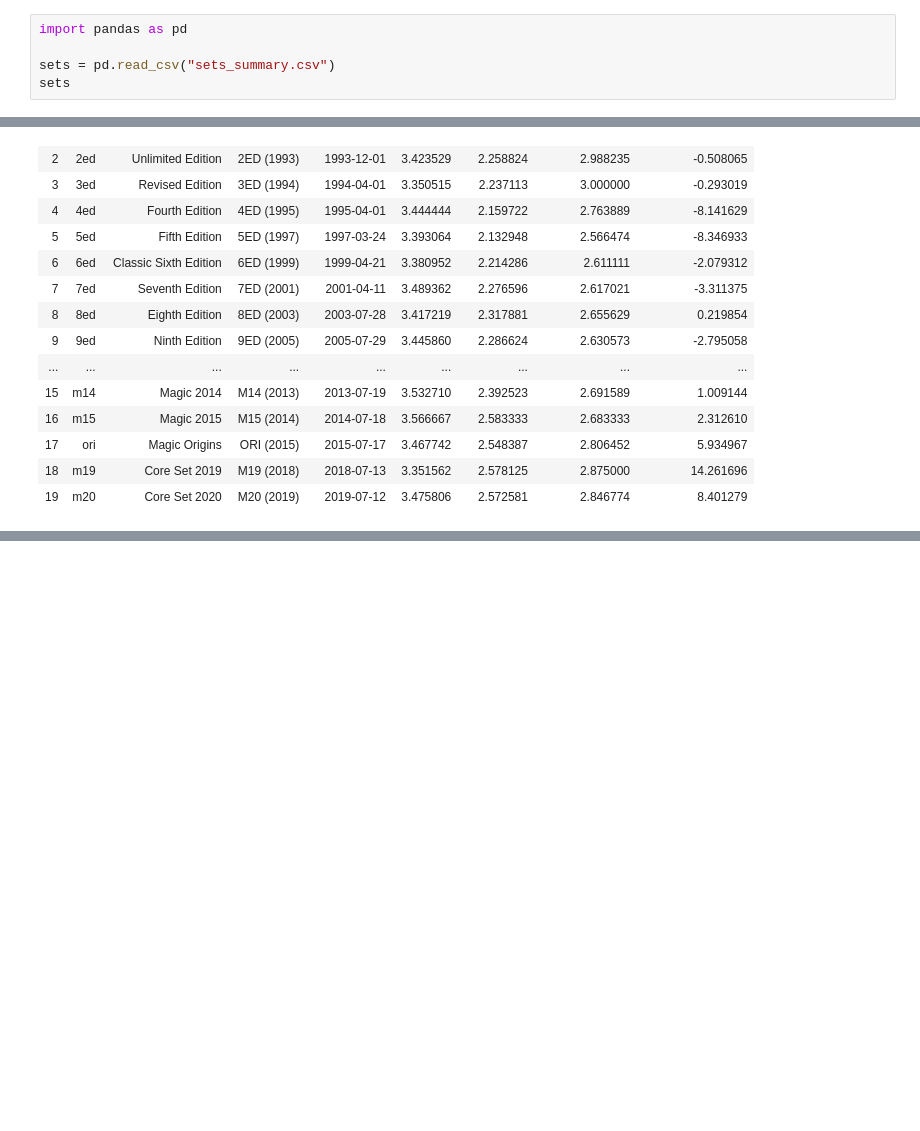
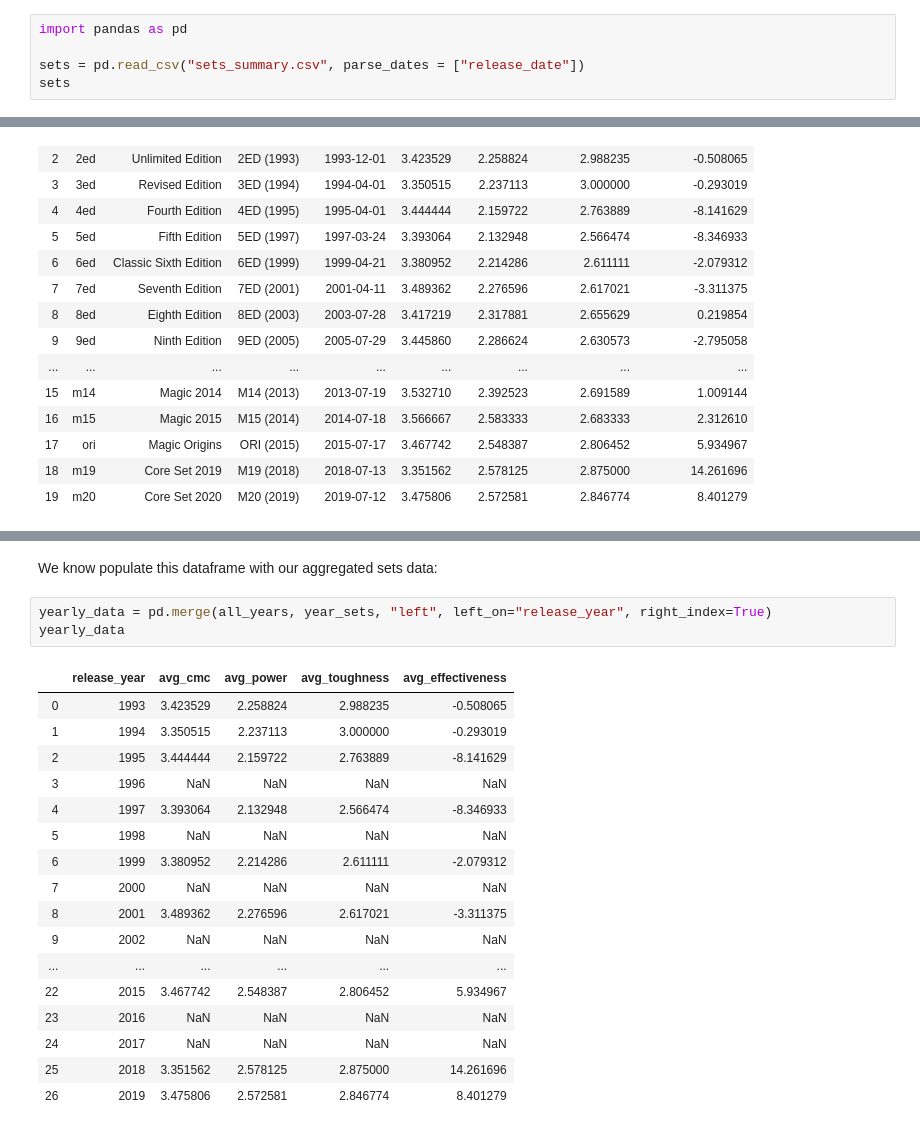
Before and after one commit to MaximeBastion/DataScience-MTG-Power-Creep, a Jupyter notebook: Analysis & Visualization.ipynb, the cells around one changed output, grey strips where cells are left out. Saved outputs shown, nothing was run; the diff lists cells and outputs as text; blank space fills up the shorter version.

```diff
--- a/Analysis & Visualization.ipynb
+++ b/Analysis & Visualization.ipynb
@@ -19,7 +19,7 @@ We then created a dataframe containing summary values on each one of the 20 core
 # %%
 import pandas as pd
 
-sets = pd.read_csv("sets_summary.csv")
+sets = pd.read_csv("sets_summary.csv", parse_dates = ["release_date"])
 sets
 # %% [output]
 |  | set | name | display_str | release_date | avg_cmc | avg_power | avg_toughness | avg_effectiveness |
@@ -73,0 +97,23 @@ graph = sets["avg_effectiveness"].plot(x = sets["release_date"], figsize = (14,
+# %% [markdown]
+We know populate this dataframe with our aggregated sets data:
+# %%
+yearly_data = pd.merge(all_years, year_sets, "left", left_on="release_year", right_index=True)
+yearly_data
+# %% [output]
+|  | release_year | avg_cmc | avg_power | avg_toughness | avg_effectiveness |
+| 0 | 1993 | 3.423529 | 2.258824 | 2.988235 | -0.508065 |
+| 1 | 1994 | 3.350515 | 2.237113 | 3.000000 | -0.293019 |
+| 2 | 1995 | 3.444444 | 2.159722 | 2.763889 | -8.141629 |
+| 3 | 1996 | NaN | NaN | NaN | NaN |
+| 4 | 1997 | 3.393064 | 2.132948 | 2.566474 | -8.346933 |
+| 5 | 1998 | NaN | NaN | NaN | NaN |
+| 6 | 1999 | 3.380952 | 2.214286 | 2.611111 | -2.079312 |
+| 7 | 2000 | NaN | NaN | NaN | NaN |
+| 8 | 2001 | 3.489362 | 2.276596 | 2.617021 | -3.311375 |
+| 9 | 2002 | NaN | NaN | NaN | NaN |
+| ... | ... | ... | ... | ... | ... |
+| 22 | 2015 | 3.467742 | 2.548387 | 2.806452 | 5.934967 |
+| 23 | 2016 | NaN | NaN | NaN | NaN |
+| 24 | 2017 | NaN | NaN | NaN | NaN |
+| 25 | 2018 | 3.351562 | 2.578125 | 2.875000 | 14.261696 |
+| 26 | 2019 | 3.475806 | 2.572581 | 2.846774 | 8.401279 |
```
Also changed, not shown: parts of 14 cells of this notebook, 1 other file.
